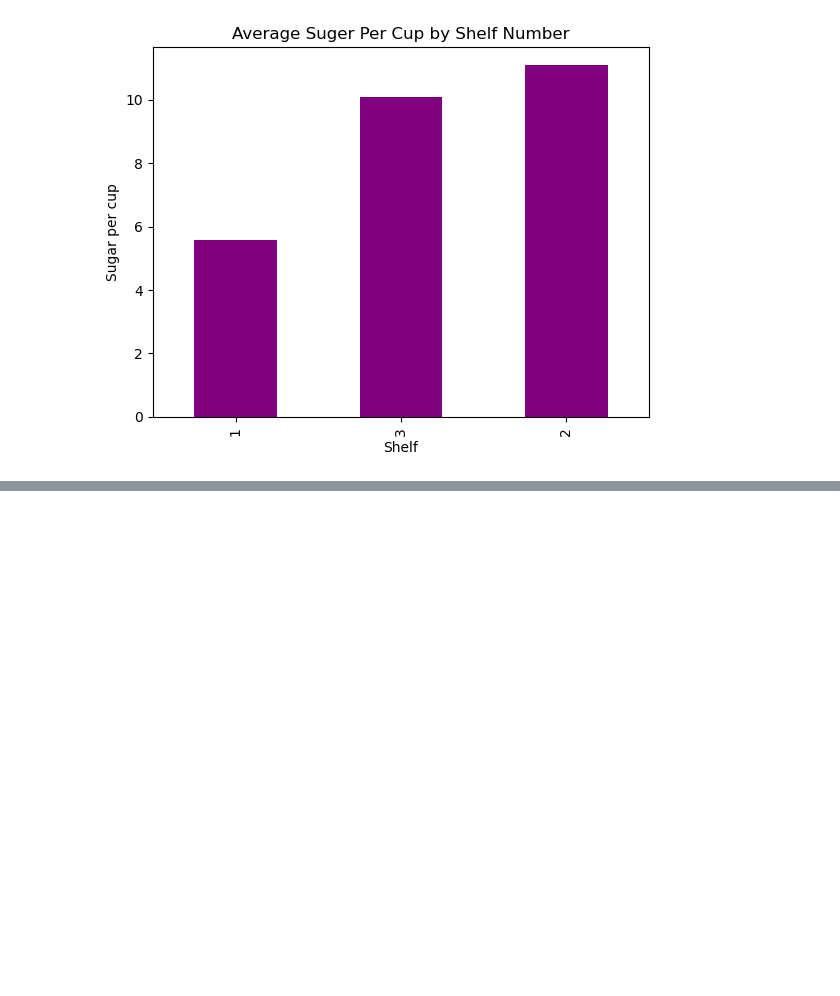
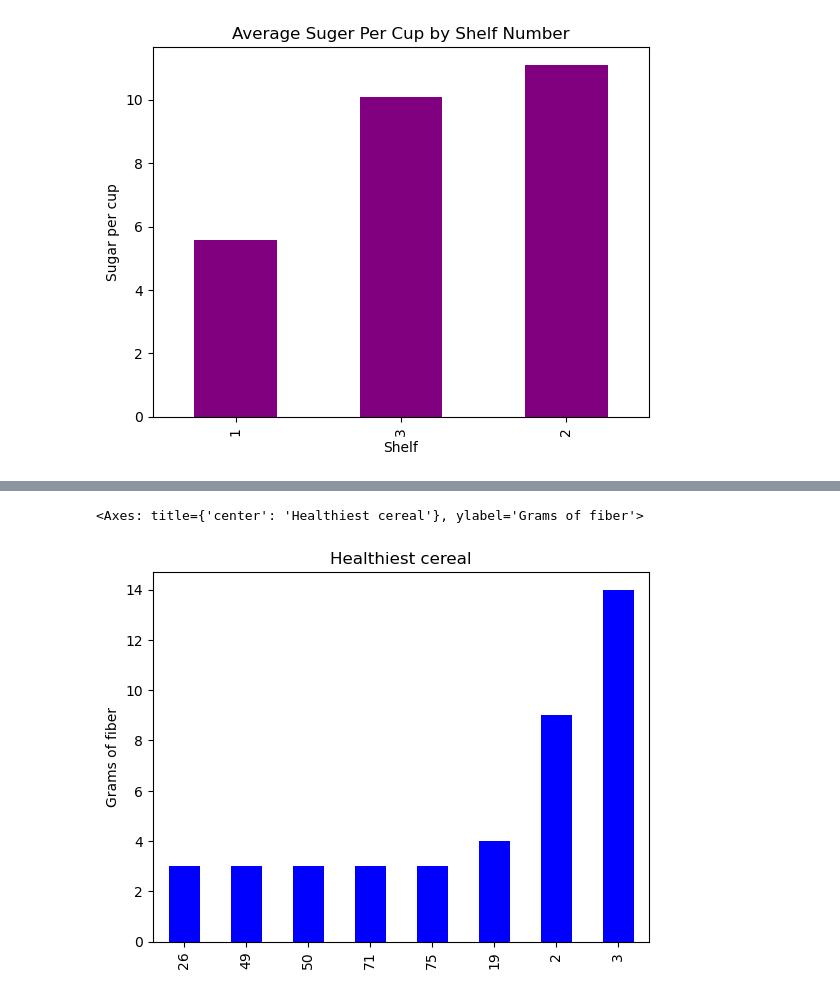
Before and after one commit to sophiahwagner/cereal-nutrition-analysis, a Jupyter notebook: Pandas Project 1.ipynb, the cells around one changed output, grey strips where cells are left out. Saved outputs shown, nothing was run; the diff lists cells and outputs as text; code cells hidden in the pictures; blank space fills up the shorter version.

```diff
--- a/Pandas Project 1.ipynb
+++ b/Pandas Project 1.ipynb
@@ -143,0 +131,2 @@ cereal_df.describe
+# %%
+healthy_kids_df = cereal_df[(cereal_df['mfr'].isin (['K','G']))&(cereal_df['sugars']<8)&(cereal_df['fiber']>=3)]
@@ -143,0 +142,5 @@ cereal_df.describe
+# %%
+healthy_kids_df['fiber'].sort_values().plot(kind = 'bar', title='Healthiest cereal', ylabel='Grams of fiber',color='blue')
+# %% [output]
+<Axes: title={'center': 'Healthiest cereal'}, ylabel='Grams of fiber'>
+[figure, added]
```
Also changed, not shown: parts of 4 cells of this notebook, 1 other file.
